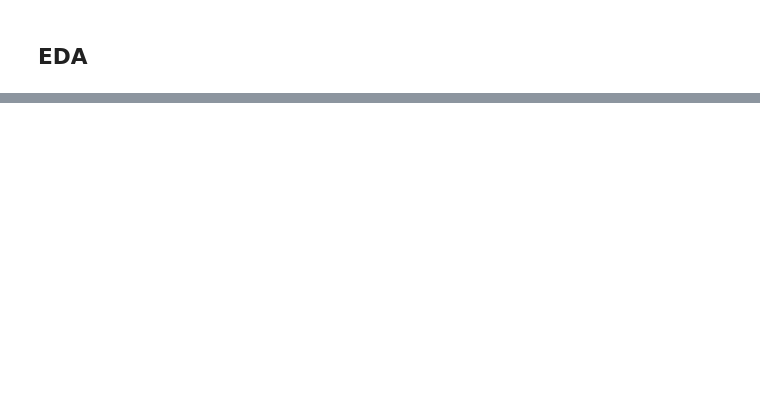
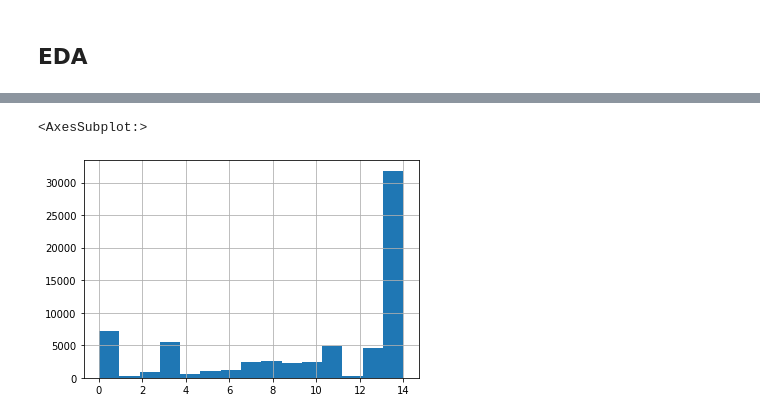
Before and after one commit to pankajkumar002/azureml-examples, a Jupyter notebook: tutorials/kaggle-xray/Untitled.ipynb, the cells around one changed output, grey strips where cells are left out. Drawn from its saved outputs; the diff is of its cells as text; code cells hidden in the pictures; blank space fills up the shorter version.

```diff
--- a/tutorials/kaggle-xray/Untitled.ipynb
+++ b/tutorials/kaggle-xray/Untitled.ipynb
@@ -123,0 +117,6 @@ is_little_endian : bool
+# %%
+import pandas as pd
+import dask.dataframe as dd
+
+df = dd.read_csv(f"az://{container_name}/train.csv", storage_options=storage_options).compute()
+df.info()
@@ -123,0 +169,5 @@ is_little_endian : bool
+# %%
+df.class_id.hist(bins=len(set(df.class_id)))
+# %% [output]
+<AxesSubplot:>
+[figure, added]
```
Also changed, not shown: parts of 15 cells of this notebook.
